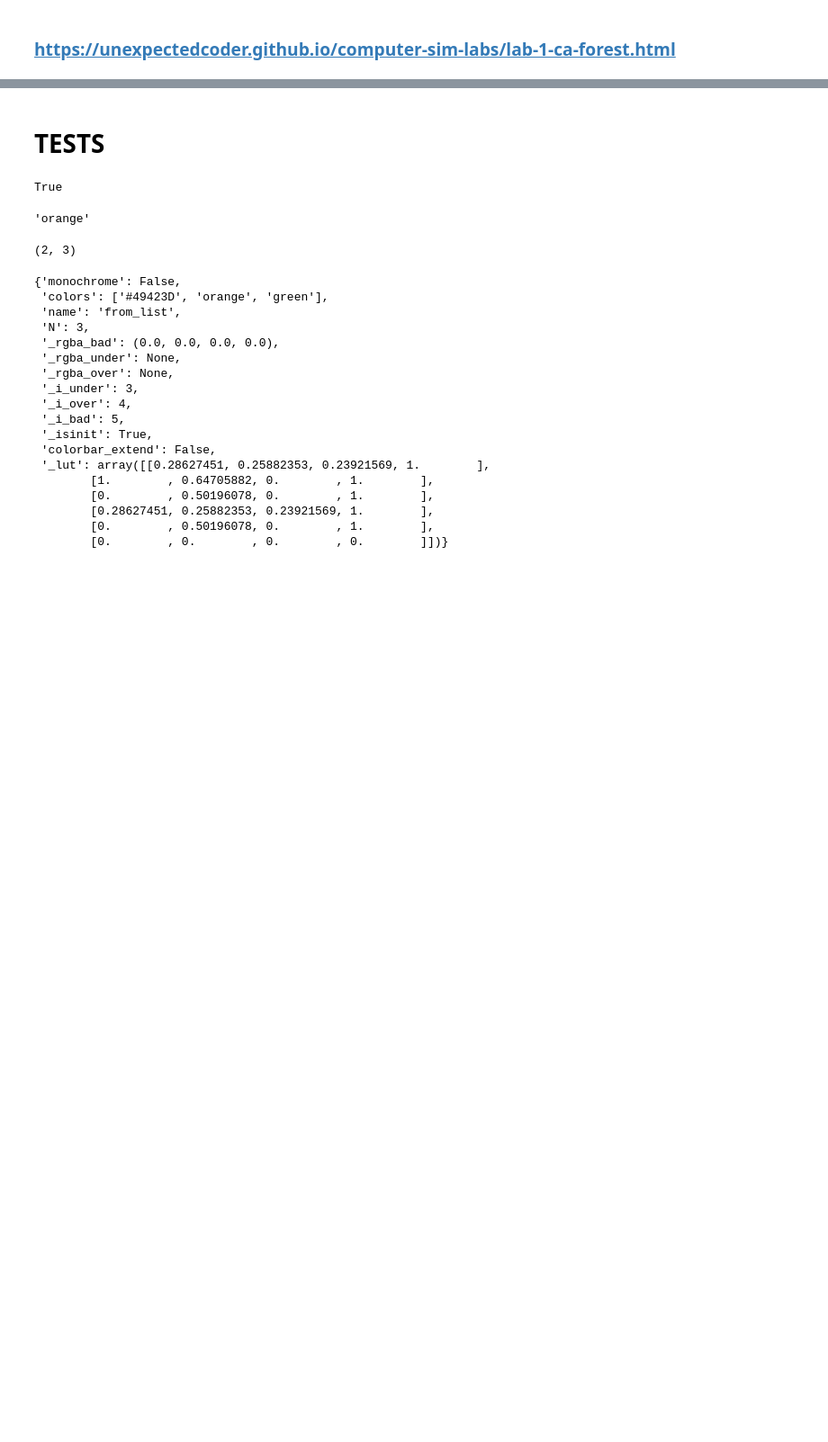
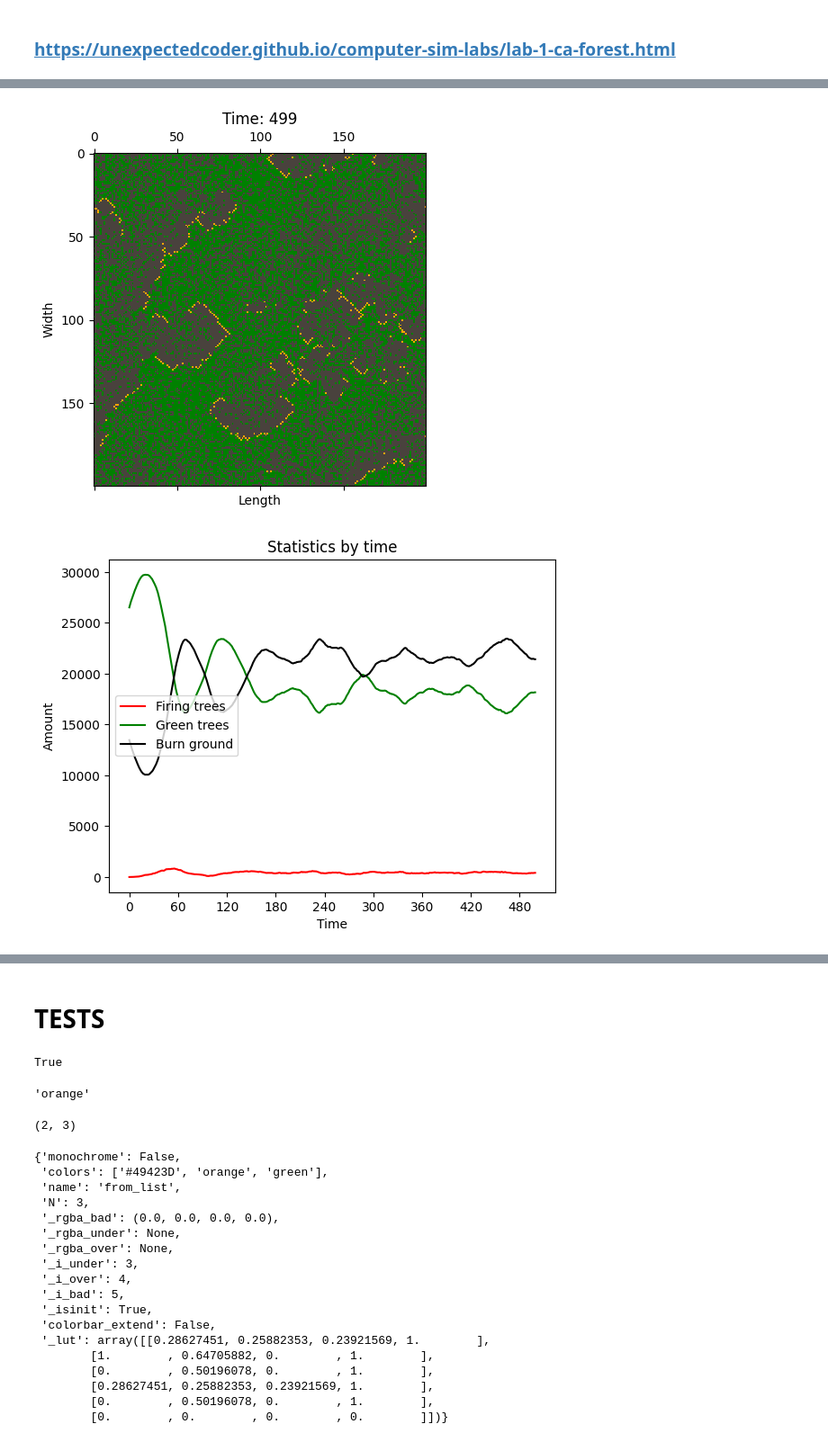
Before and after one commit to zimychka/miit_lab1_forest_fire, a Jupyter notebook: src/forest_fire_lb1.ipynb, the cells around one changed output, grey strips where cells are left out. Shown at 90% size. Drawn from its saved outputs; the diff is of its cells as text; code cells hidden in the pictures; blank space fills up the shorter version.

```diff
--- a/src/forest_fire_lb1.ipynb
+++ b/src/forest_fire_lb1.ipynb
@@ -212,0 +259,7 @@ def dynamic_simulation(n_type=NeighborhoodType.NEUMAN.value):
+# %%
+%%time
+eta = 2/3
+dynamic_simulation(num=500, n_type='+')
+# %% [output]
+[figure, added]
+[figure, added]
```
Also changed, not shown: parts of 18 cells of this notebook.
